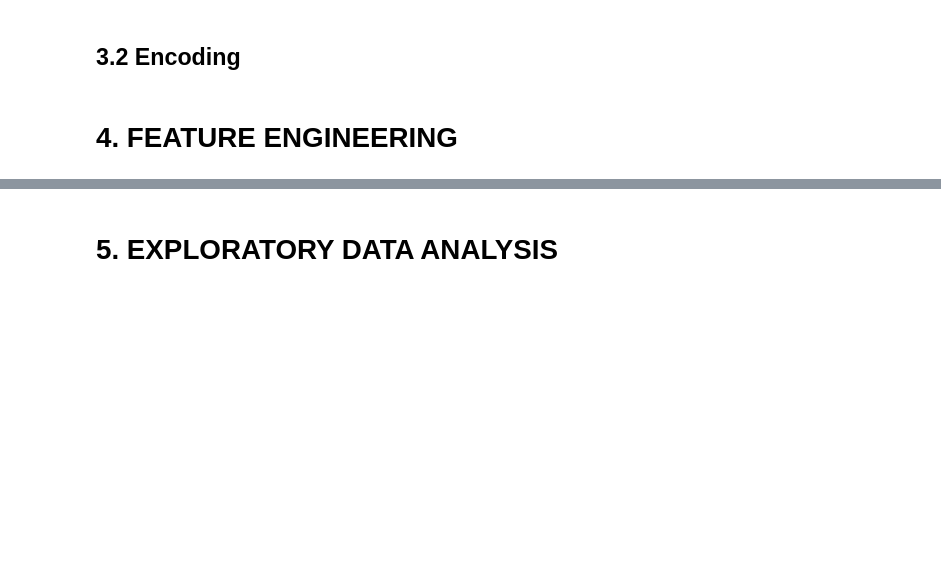
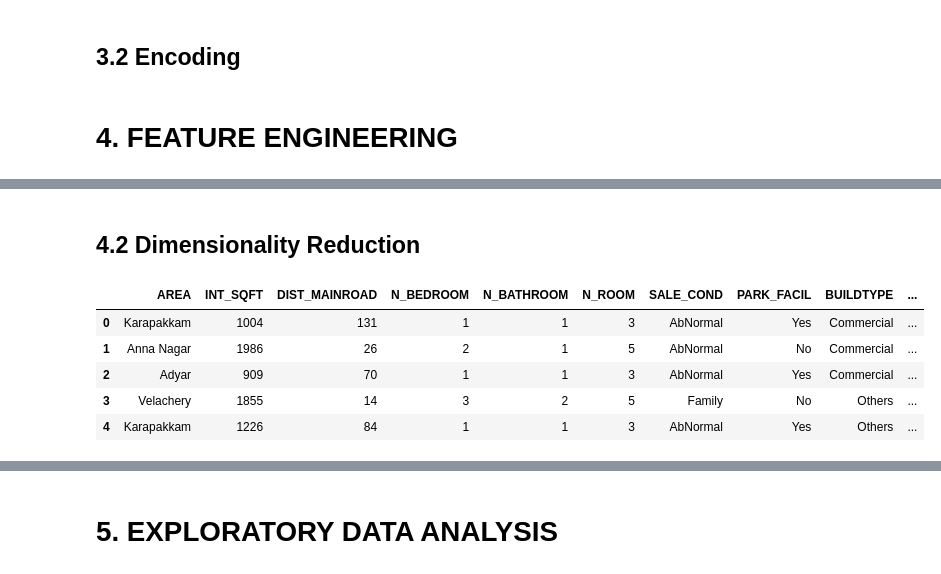
Before and after one commit to Jeyramana/House_Price_Predict, a Jupyter notebook: House_Price_Predict.ipynb, the cells around one changed output, grey strips where cells are left out. Saved outputs shown, nothing was run; the diff lists cells and outputs as text; code cells hidden in the pictures; blank space fills up the shorter version.

```diff
--- a/House_Price_Predict.ipynb
+++ b/House_Price_Predict.ipynb
@@ -580,0 +594,13 @@ df[['DATE_BUILD', 'DATE_SALE']].head()
+# %% [markdown]
+## 4.2 Dimensionality Reduction
+# %%
+# No need for DATE_BUILD & DATE_SALE
+df = df.drop(['DATE_SALE', 'DATE_BUILD'], axis=1)
+df.head()
+# %% [output]
+|  | AREA | INT_SQFT | DIST_MAINROAD | N_BEDROOM | N_BATHROOM | N_ROOM | SALE_COND | PARK_FACIL | BUILDTYPE | ... |
+| 0 | Karapakkam | 1004 | 131 | 1 | 1 | 3 | AbNormal | Yes | Commercial | ... |
+| 1 | Anna Nagar | 1986 | 26 | 2 | 1 | 5 | AbNormal | No | Commercial | ... |
+| 2 | Adyar | 909 | 70 | 1 | 1 | 3 | AbNormal | Yes | Commercial | ... |
+| 3 | Velachery | 1855 | 14 | 3 | 2 | 5 | Family | No | Others | ... |
+| 4 | Karapakkam | 1226 | 84 | 1 | 1 | 3 | AbNormal | Yes | Others | ... |
```
Also changed, not shown: parts of 7 cells of this notebook.
